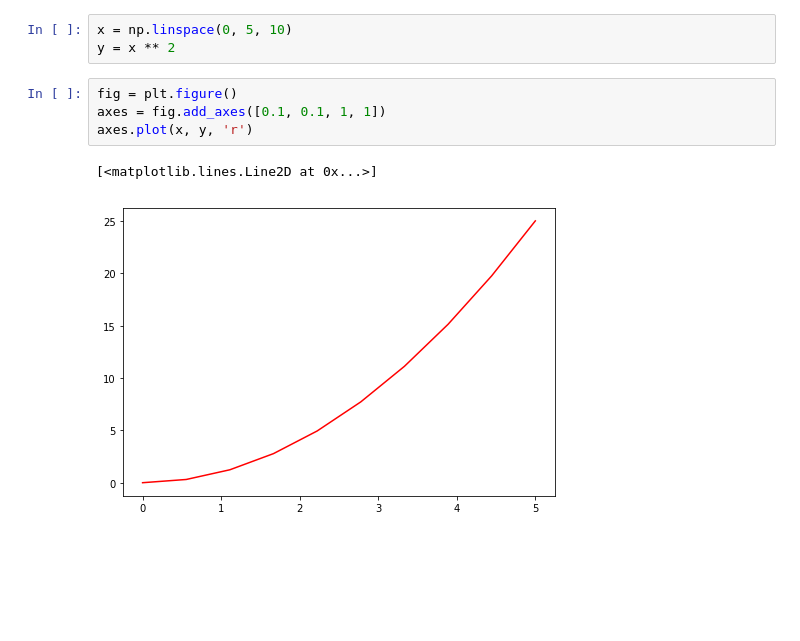
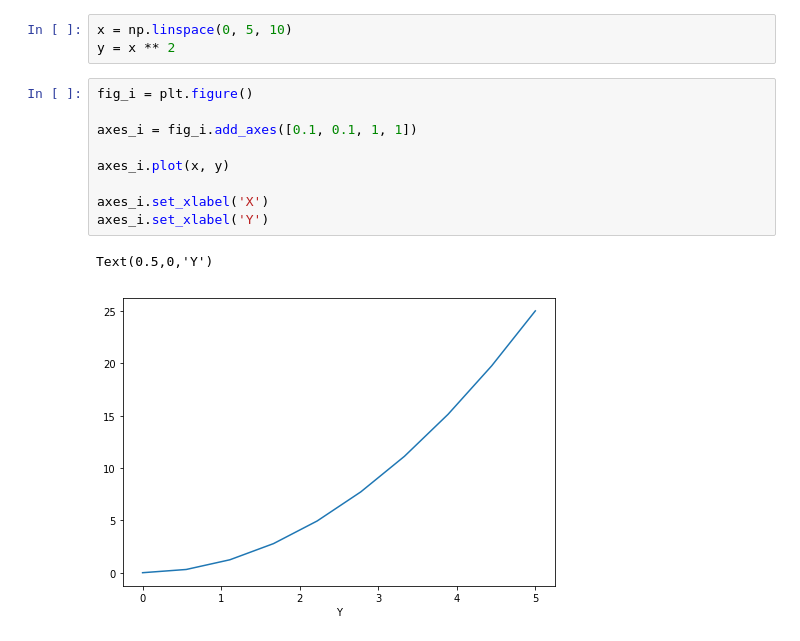
Before and after one commit to mistertandon/reactjs-030-portals, a Jupyter notebook: jrjohansson/01_the_matplotlib_object_oriented_api.ipynb, the cells around one changed output. Drawn from its saved outputs; the diff is of its cells as text; blank space fills up the shorter version.

Commit message:
The matplotlib object-oriented API: Implement basic plot functions.

```diff
--- a/jrjohansson/01_the_matplotlib_object_oriented_api.ipynb
+++ b/jrjohansson/01_the_matplotlib_object_oriented_api.ipynb
@@ -10,9 +10,14 @@ import matplotlib.pyplot as plt
 x = np.linspace(0, 5, 10)
 y = x ** 2
 # %%
-fig = plt.figure()
-axes = fig.add_axes([0.1, 0.1, 1, 1])
-axes.plot(x, y, 'r')
+fig_i = plt.figure()
+
+axes_i = fig_i.add_axes([0.1, 0.1, 1, 1])
+
+axes_i.plot(x, y)
+
+axes_i.set_xlabel('X')
+axes_i.set_xlabel('Y')
 # %% [output]
-[<matplotlib.lines.Line2D at 0x...>]
+Text(0.5,0,'Y')
-[figure, old version]
+[figure, new version]
```
Also changed, not shown: parts of 5 cells of this notebook.
